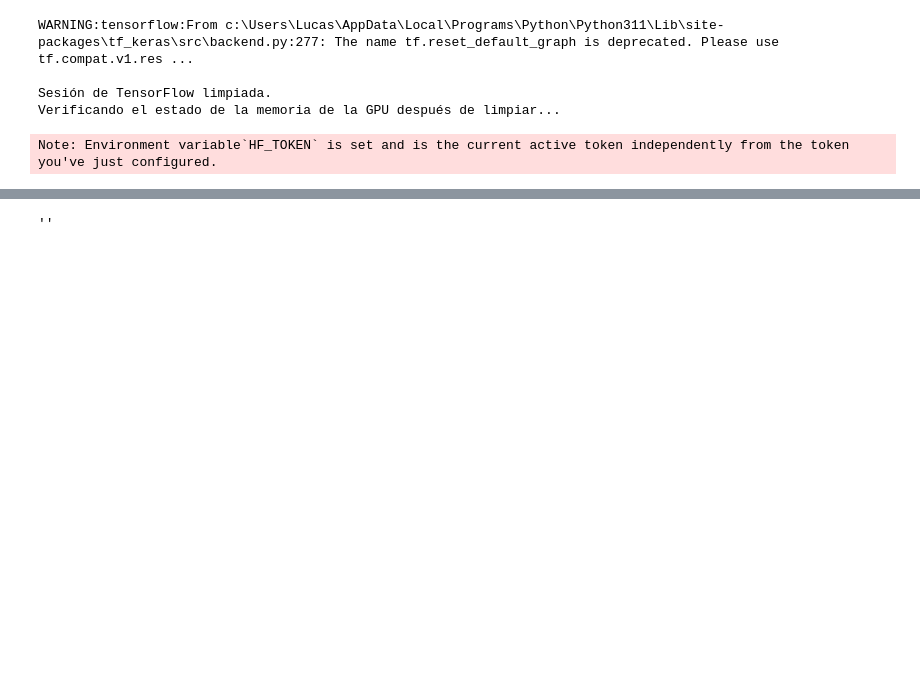
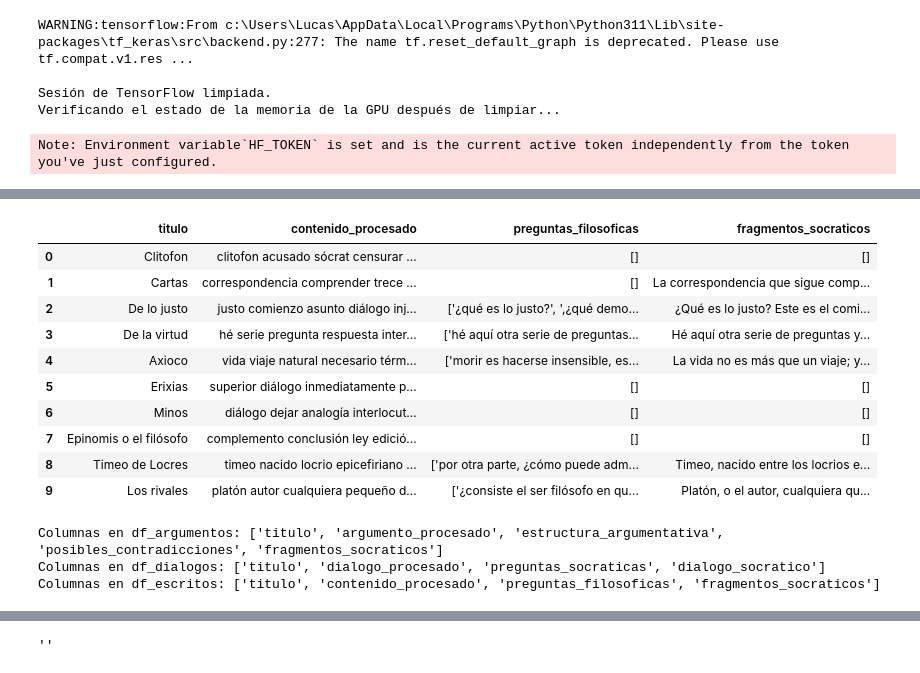
Before and after one commit to Pablodeharo/Socrates, a Jupyter notebook: llm_proyect/src/modelo.ipynb, the cells around one changed output, grey strips where cells are left out. Saved outputs shown, nothing was run; the diff lists cells and outputs as text; code cells hidden in the pictures; blank space fills up the shorter version.

```diff
--- a/llm_proyect/src/modelo.ipynb
+++ b/llm_proyect/src/modelo.ipynb
@@ -194,0 +118,22 @@ ValueError: The model did not return a loss from the inputs, only the following
+# %%
+df_escritos.head(10)
+# %% [output]
+|  | titulo | contenido_procesado | preguntas_filosoficas | fragmentos_socraticos |
+| 0 | Clitofon | clitofon acusado sócrat censurar ... | [] | [] |
+| 1 | Cartas | correspondencia comprender trece ... | [] | La correspondencia que sigue comp... |
+| 2 | De lo justo | justo comienzo asunto diálogo inj... | ['¿qué es lo justo?', ',¿qué demo... | ¿Qué es lo justo? Este es el comi... |
+| 3 | De la virtud | hé serie pregunta respuesta inter... | ['hé aquí otra serie de preguntas... | Hé aquí otra serie de preguntas y... |
+| 4 | Axioco | vida viaje natural necesario térm... | ['morir es hacerse insensible, es... | La vida no es más que un viaje; y... |
+| 5 | Erixias | superior diálogo inmediatamente p... | [] | [] |
+| 6 | Minos | diálogo dejar analogía interlocut... | [] | [] |
+| 7 | Epinomis o el filósofo | complemento conclusión ley edició... | [] | [] |
+| 8 | Timeo de Locres | timeo nacido locrio epicefiriano ... | ['por otra parte, ¿cómo puede adm... | Timeo, nacido entre los locrios e... |
+| 9 | Los rivales | platón autor cualquiera pequeño d... | ['¿consiste el ser filósofo en qu... | Platón, o el autor, cualquiera qu... |
+# %%
+print("Columnas en df_argumentos:", df_argumentos.columns.tolist())
+print("Columnas en df_dialogos:", df_dialogos.columns.tolist())
+print("Columnas en df_escritos:", df_escritos.columns.tolist())
+# %% [output]
+Columnas en df_argumentos: ['titulo', 'argumento_procesado', 'estructura_argumentativa', 'posibles_contradicciones', 'fragmentos_socraticos']
+Columnas en df_dialogos: ['titulo', 'dialogo_procesado', 'preguntas_socraticas', 'dialogo_socratico']
+Columnas en df_escritos: ['titulo', 'contenido_procesado', 'preguntas_filosoficas', 'fragmentos_socraticos']
```
Also changed, not shown: parts of 16 cells of this notebook, 3 other files.
